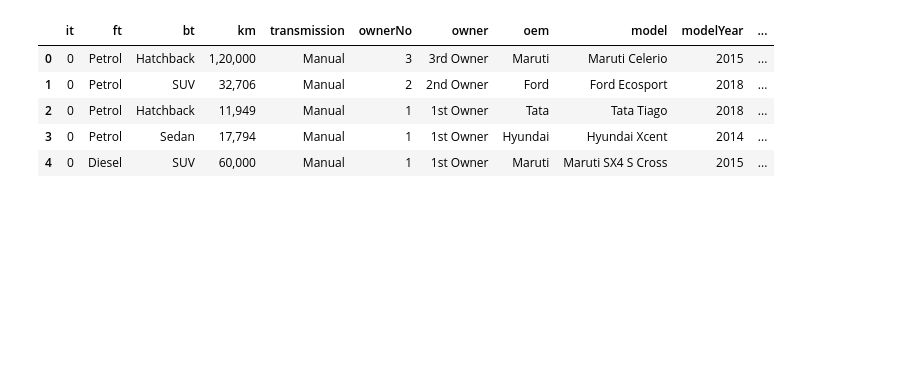
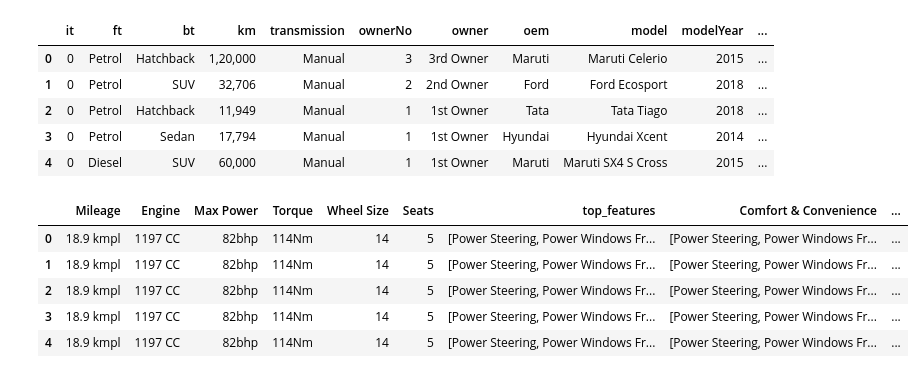
Before and after one commit to Nagasuruthi-R/car_dheko_machine_learning, a Jupyter notebook: project/main.ipynb, the cells around one changed output. Saved outputs shown, nothing was run; the diff lists cells and outputs as text; code cells hidden in the pictures; blank space fills up the shorter version.

```diff
--- a/project/main.ipynb
+++ b/project/main.ipynb
@@ -118,14 +118,9 @@ bangalore['new_car_detail'] = bangalore['new_car_detail'].apply(ast.literal_eval
 detail_expanded = pd.json_normalize(bangalore['new_car_detail'])
 # %%
 rows = []
-for index, row in df_expanded.iterrows():
-    # Extract the 'top' list from the row
-    top_list = row['top']
-
-    # Create a dictionary for the current row
-    columns_dict = {item['key']: item['value'] for item in top_list}
+for index, row in detail_expanded.iterrows():
 
     # Append the dictionary to the list of rows
-    rows.append(columns_dict)
+    rows.append(row)
 
 car_overview = pd.DataFrame(rows)
@@ -140,3 +155,19 @@ newcar_details.head()
 | 2 | 0 | Petrol | Hatchback | 11,949 | Manual | 1 | 1st Owner | Tata | Tata Tiago | 2018 | ... |
 | 3 | 0 | Petrol | Sedan | 17,794 | Manual | 1 | 1st Owner | Hyundai | Hyundai Xcent | 2014 | ... |
 | 4 | 0 | Diesel | SUV | 60,000 | Manual | 1 | 1st Owner | Maruti | Maruti SX4 S Cross | 2015 | ... |
+# %%
+car_overview =car_overview.reset_index(drop = True)
+top_feature_df = top_feature_df.reset_index(drop = True)
+car_specs = car_specs.reset_index(drop = True)
+newcar_details = newcar_details.reset_index(drop = True)
+# %%
+final_df_combined = pd.concat([car_overview, top_feature_df, car_specs, newcar_details], axis = 1)
+# %%
+final_df_combined.head()
+# %% [output]
+|  | Mileage | Engine | Max Power | Torque | Wheel Size | Seats | top_features | Comfort & Convenience | ... |
+| 0 | 18.9 kmpl | 1197 CC | 82bhp | 114Nm | 14 | 5 | [Power Steering, Power Windows Fr... | [Power Steering, Power Windows Fr... | ... |
+| 1 | 18.9 kmpl | 1197 CC | 82bhp | 114Nm | 14 | 5 | [Power Steering, Power Windows Fr... | [Power Steering, Power Windows Fr... | ... |
+| 2 | 18.9 kmpl | 1197 CC | 82bhp | 114Nm | 14 | 5 | [Power Steering, Power Windows Fr... | [Power Steering, Power Windows Fr... | ... |
+| 3 | 18.9 kmpl | 1197 CC | 82bhp | 114Nm | 14 | 5 | [Power Steering, Power Windows Fr... | [Power Steering, Power Windows Fr... | ... |
+| 4 | 18.9 kmpl | 1197 CC | 82bhp | 114Nm | 14 | 5 | [Power Steering, Power Windows Fr... | [Power Steering, Power Windows Fr... | ... |
```
Also changed, not shown: parts of 19 cells of this notebook, 8 other files.
